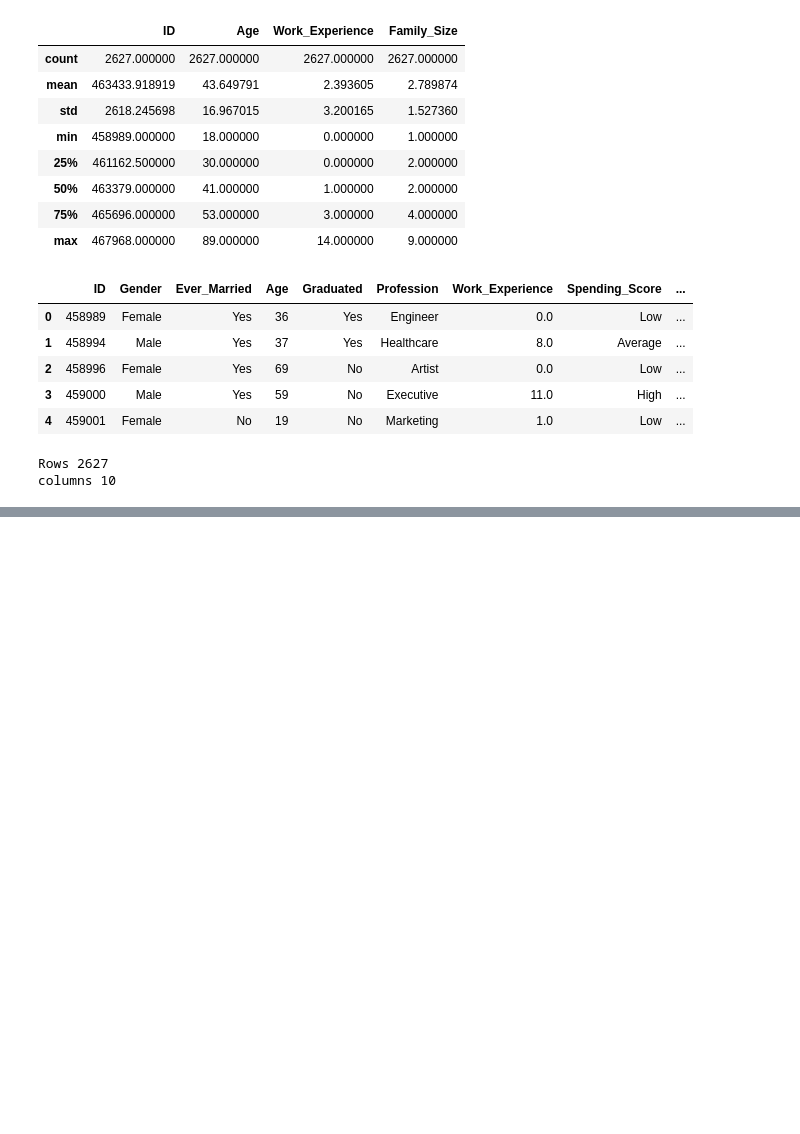
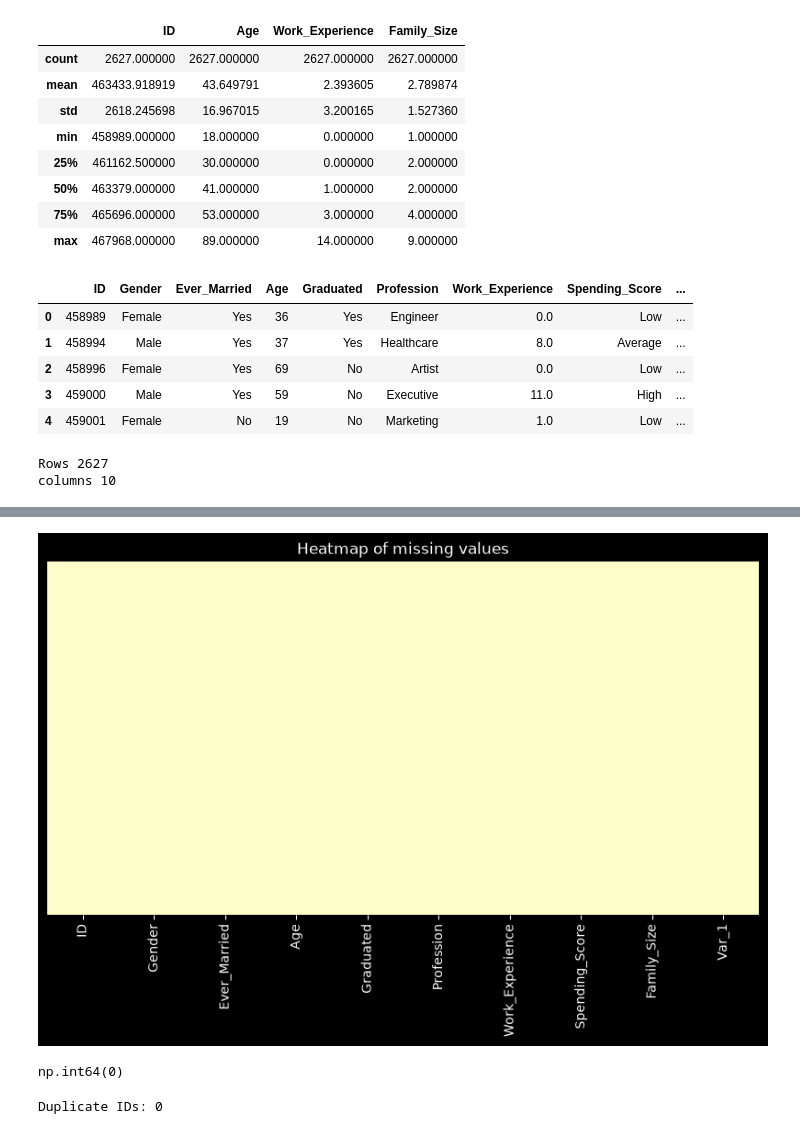
Before and after one commit to MUHAMMADZARYABKHAN-21/new.py, a Jupyter notebook: SCIKIT/Project_Cutomer_Segmentation.ipynb, the cells around one changed output, grey strips where cells are left out. Saved outputs shown, nothing was run; the diff lists cells and outputs as text; code cells hidden in the pictures; blank space fills up the shorter version.

```diff
--- a/SCIKIT/Project_Cutomer_Segmentation.ipynb
+++ b/SCIKIT/Project_Cutomer_Segmentation.ipynb
@@ -183,0 +198,20 @@ columns 10
+# %%
+plt.figure(figsize=(10,5))
+sns.heatmap(
+    df.isnull(),
+    cbar=False,
+    yticklabels=False,
+    cmap="YlOrRd",
+)
+plt.title("Heatmap of missing values")
+plt.savefig("Heatmap of missing values")
+# %% [output]
+[figure, added]
+# %%
+df.duplicated().sum()
+# %% [output]
+np.int64(0)
+# %%
+print("Duplicate IDs:", df["ID"].duplicated().sum())
+# %% [output]
+Duplicate IDs: 0
```
Also changed, not shown: parts of 3 cells of this notebook.
